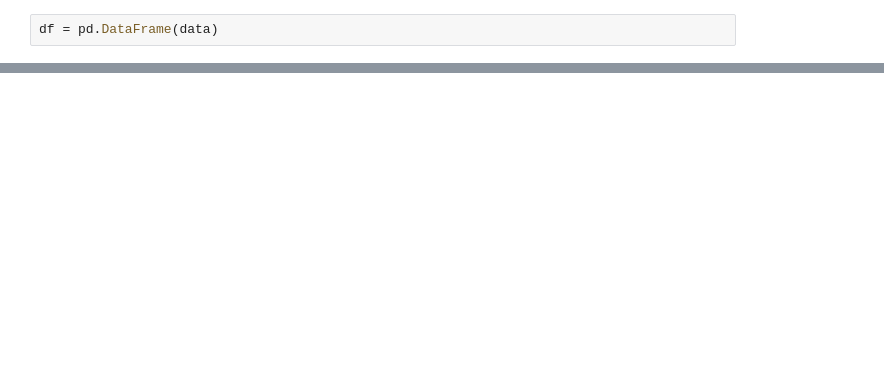
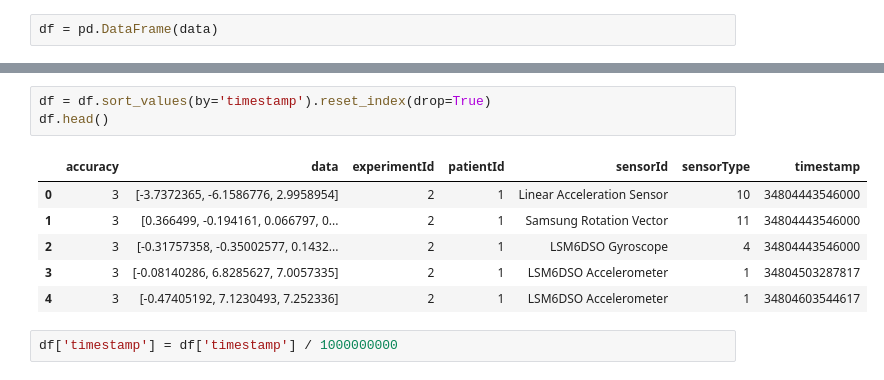
Before and after one commit to DatAlbertW/MSDWeekly, a Jupyter notebook: exercise.09/exercise_9.ipynb, the cells around one changed output, grey strips where cells are left out. Cells and saved outputs as stored; diff of their text form; blank space fills up the shorter version.

```diff
--- a/exercise.09/exercise_9.ipynb
+++ b/exercise.09/exercise_9.ipynb
@@ -100,0 +45,12 @@ plt.show()
+# %%
+df = df.sort_values(by='timestamp').reset_index(drop=True)
+df.head()
+# %% [output]
+|  | accuracy | data | experimentId | patientId | sensorId | sensorType | timestamp |
+| 0 | 3 | [-3.7372365, -6.1586776, 2.9958954] | 2 | 1 | Linear Acceleration Sensor | 10 | 34804443546000 |
+| 1 | 3 | [0.366499, -0.194161, 0.066797, 0... | 2 | 1 | Samsung Rotation Vector | 11 | 34804443546000 |
+| 2 | 3 | [-0.31757358, -0.35002577, 0.1432... | 2 | 1 | LSM6DSO Gyroscope | 4 | 34804443546000 |
+| 3 | 3 | [-0.08140286, 6.8285627, 7.0057335] | 2 | 1 | LSM6DSO Accelerometer | 1 | 34804503287817 |
+| 4 | 3 | [-0.47405192, 7.1230493, 7.252336] | 2 | 1 | LSM6DSO Accelerometer | 1 | 34804603544617 |
+# %%
+df['timestamp'] = df['timestamp'] / 1000000000
```
Also changed, not shown: parts of 14 cells of this notebook, 2 other files.
